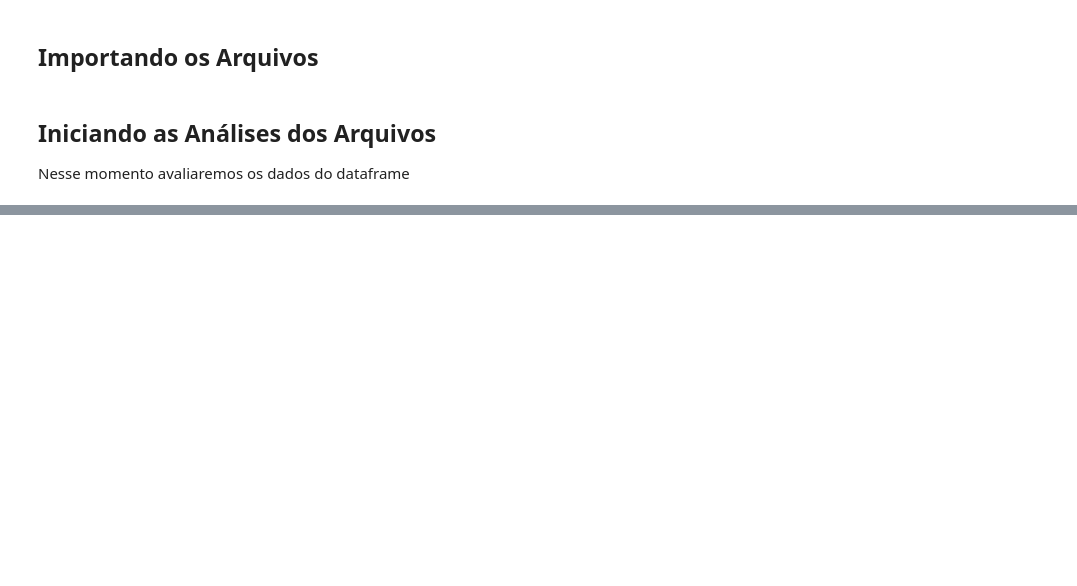
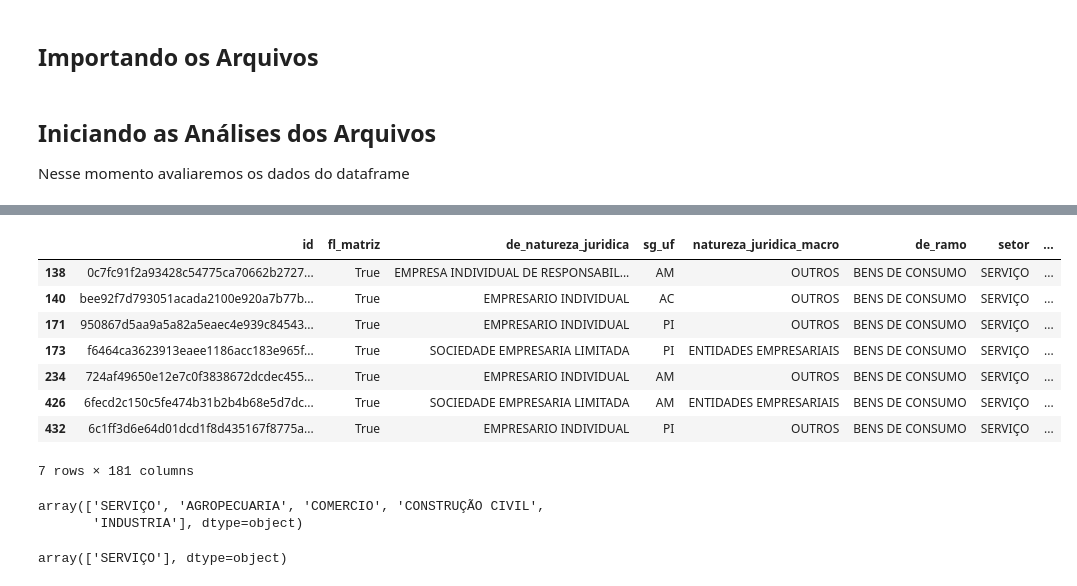
Before and after one commit to codenation-dev/squad-1-ad-xp-data-science-1, a Jupyter notebook: notebook-silvio.ipynb, the cells around one changed output, grey strips where cells are left out. Cells and saved outputs as stored; diff of their text form; code cells hidden in the pictures; blank space fills up the shorter version.

```diff
--- a/notebook-silvio.ipynb
+++ b/notebook-silvio.ipynb
@@ -81,0 +267,24 @@ mercado.describe()
+# %%
+#Avaliando industria
+portfolio1[portfolio1.setor == 'SERVIÇO']
+# %% [output]
+|  | id | fl_matriz | de_natureza_juridica | sg_uf | natureza_juridica_macro | de_ramo | setor | ... |
+| 138 | 0c7fc91f2a93428c54775ca70662b2727... | True | EMPRESA INDIVIDUAL DE RESPONSABIL... | AM | OUTROS | BENS DE CONSUMO | SERVIÇO | ... |
+| 140 | bee92f7d793051acada2100e920a7b77b... | True | EMPRESARIO INDIVIDUAL | AC | OUTROS | BENS DE CONSUMO | SERVIÇO | ... |
+| 171 | 950867d5aa9a5a82a5eaec4e939c84543... | True | EMPRESARIO INDIVIDUAL | PI | OUTROS | BENS DE CONSUMO | SERVIÇO | ... |
+| 173 | f6464ca3623913eaee1186acc183e965f... | True | SOCIEDADE EMPRESARIA LIMITADA | PI | ENTIDADES EMPRESARIAIS | BENS DE CONSUMO | SERVIÇO | ... |
+| 234 | 724af49650e12e7c0f3838672dcdec455... | True | EMPRESARIO INDIVIDUAL | AM | OUTROS | BENS DE CONSUMO | SERVIÇO | ... |
+| 426 | 6fecd2c150c5fe474b31b2b4b68e5d7dc... | True | SOCIEDADE EMPRESARIA LIMITADA | AM | ENTIDADES EMPRESARIAIS | BENS DE CONSUMO | SERVIÇO | ... |
+| 432 | 6c1ff3d6e64d01dcd1f8d435167f8775a... | True | EMPRESARIO INDIVIDUAL | PI | OUTROS | BENS DE CONSUMO | SERVIÇO | ... |
+7 rows × 181 columns
+# %%
+#Distribuição de Setor do portfolio2
+portfolio2.setor.unique()
+# %% [output]
+array(['SERVIÇO', 'AGROPECUARIA', 'COMERCIO', 'CONSTRUÇÃO CIVIL',
+       'INDUSTRIA'], dtype=object)
+# %%
+#Distribuição de Setor do portfolio3
+portfolio3.setor.unique()
+# %% [output]
+array(['SERVIÇO'], dtype=object)
```
Also changed, not shown: parts of 18 cells of this notebook.
